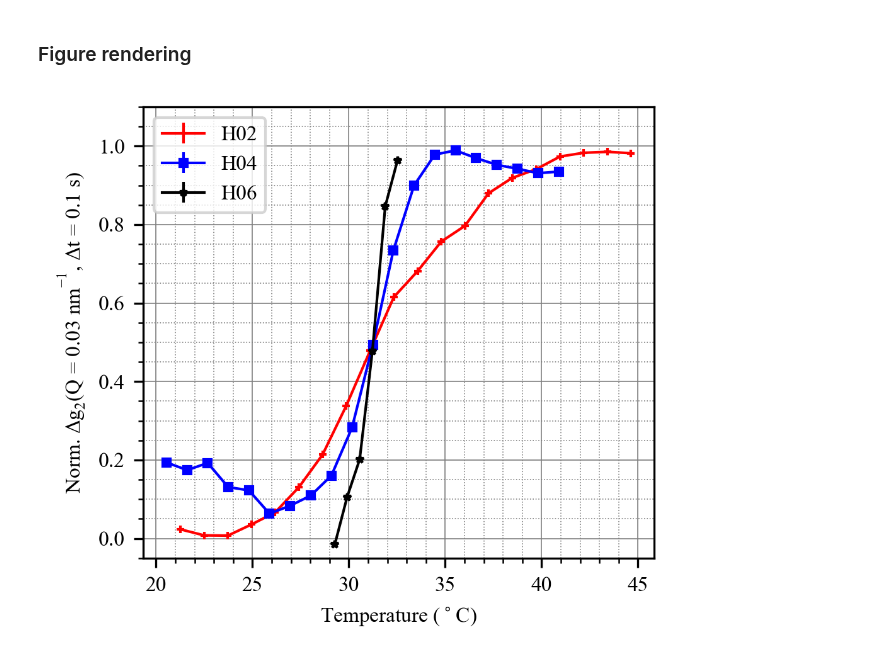
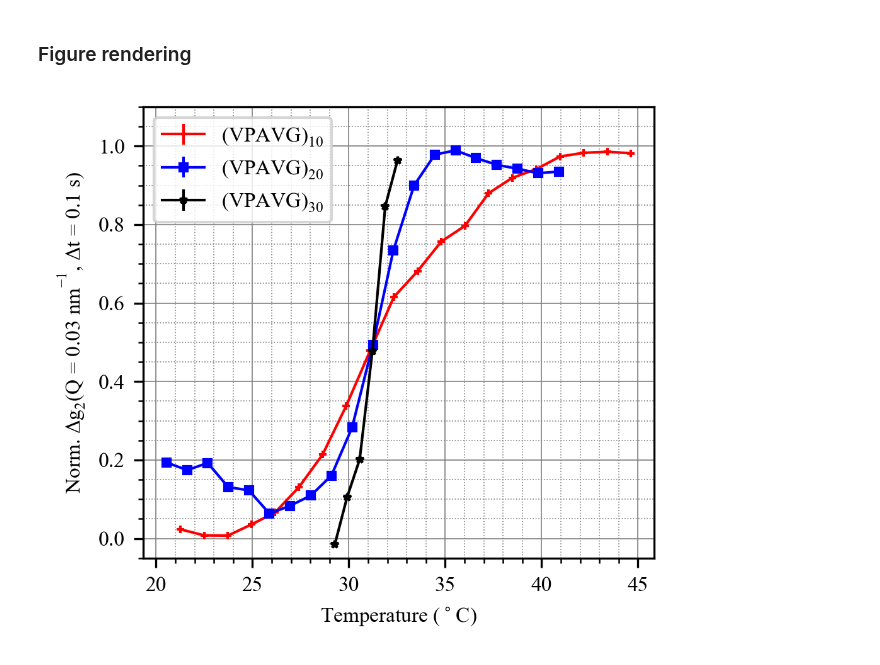
Before and after one commit to AZjk/llps-saxpcs, a Jupyter notebook: g2_Summary/g2_0p1_plot.ipynb, the cells around one changed output. Drawn from its saved outputs; the diff is of its cells as text; code cells hidden in the pictures.

```diff
--- a/g2_Summary/g2_0p1_plot.ipynb
+++ b/g2_Summary/g2_0p1_plot.ipynb
@@ -93,7 +93,7 @@ def get_temperature_and_g2(avg_data_list, target_idx=44, g2_idx=0):
     return xy
 
 fig, ax = plt.subplots(1, 1, figsize=(3.4, 3))
-labels = ['H02', 'H04', 'H06']
+labels = ['(VPAVG)$\mathdefault{_{10}}$', '(VPAVG)$\mathdefault{_{20}}$', '(VPAVG)$\mathdefault{_{30}}$']
 marker = itertools.cycle(('+', 's', '*'))
 colors = ['red', 'blue', 'black']
 
@@ -101,40 +101,40 @@ for n, avg_data_list in enumerate([avg_H02, avg_H04, avg_H06]):
     t_g2 = get_temperature_and_g2(avg_data_list)
 
     # Remove baseline and normalize g2 for H02
-    if labels[n] == 'H02':
+    if labels[n] == '(VPAVG)$\mathdefault{_{10}}$':
         t_g2[:, 1] = (t_g2[:, 1]-1)/0.19
 
     # Remove baseline and normalize g2 for H04
-    if labels[n] == 'H04':
+    if labels[n] == '(VPAVG)$\mathdefault{_{20}}$':
         t_g2[:, 1] = (t_g2[:, 1]-1)/0.195
 
     # Remove baseline and normalize g2 for H04
     # Also removing H06 data before x-axis value 27 due to insufficient statistics
-    if labels[n] == 'H06':
+    if labels[n] == '(VPAVG)$\mathdefault{_{30}}$':
         t_g2 = t_g2[t_g2[:, 0] >= 27]
         t_g2[:, 1] = (t_g2[:, 1]-1)/0.135
         t_g2 = t_g2[3:]
     ax.errorbar(t_g2[:, 0], t_g2[:, 1], yerr=t_g2[:, 2], marker=next(marker), label=labels[n], ms=3, lw=1, color=colors[n])
 
 ax.set_xlabel('Temperature ($^\circ$C)', fontname="Times New Roman")
 ax.set_ylabel('Norm. $\mathdefault{Δg_2}$(Q = 0.03 nm$\mathdefault{^{-1}}$, $\mathdefault{Δt}$ = 0.1 s)',
               fontname="Times New Roman")
 ax.set_ylim(-0.05, 1.1)  # Adjusted y-axis range for the full figure
 plt.legend()
 
 # Adjusted spacing
 plt.subplots_adjust(wspace=0)
 plt.tight_layout()
 
 # Set minor ticks
 ax.grid(which='major', linestyle='-', linewidth='0.4', color='gray')
 ax.minorticks_on()
 ax.grid(which='minor', linestyle=':', linewidth='0.4', color='gray')
 ax.xaxis.set_minor_locator(ticker.MultipleLocator(1))
 ax.yaxis.set_minor_locator(ticker.MultipleLocator(0.05))
 
 plt.savefig('Del_g2_t0p1.pdf')
 plt.show()
 # %% [output]
-[figure, old version]
+[figure, new version]
 # %%
```
Also changed, not shown: parts of 1 cell of this notebook, 2 other files.
